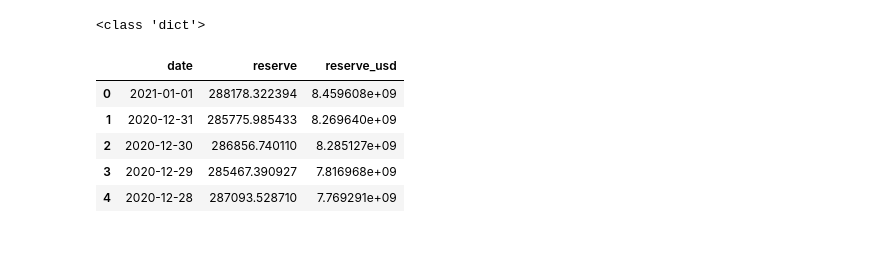
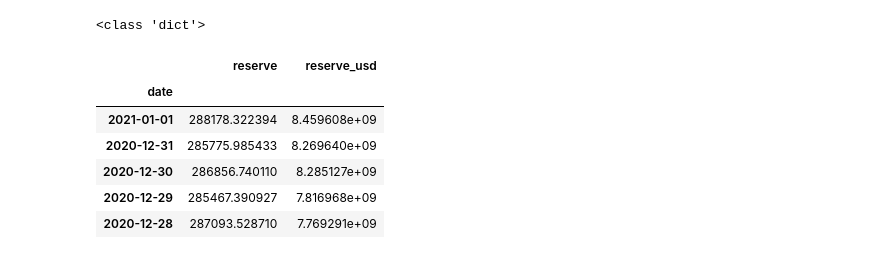
Before and after one commit to nospmah/fintech.group_project, a Jupyter notebook: notebooks/abdull_working.ipynb, the cells around one changed output. Saved outputs shown, nothing was run; the diff lists cells and outputs as text; code cells hidden in the pictures.

```diff
--- a/notebooks/abdull_working.ipynb
+++ b/notebooks/abdull_working.ipynb
@@ -15,23 +15,24 @@ from dotenv import load_dotenv
 # %%
 load_dotenv()
 access_token = os.getenv("CQ_API_KEY")
 headers = { 'Authorization': 'Bearer ' + access_token }
 import urllib.request
 url_a = "https://api.cryptoquant.com/v1/btc/exchange-flows/reserve?exchange=binance&window=day&from=20150101&to=20210101"
 response_a = requests.get(url_a, headers=headers)
 all_exchange_reserve=response_a.json()
 print(type(all_exchange_reserve))
 #pprint.pprint(all_exchange_reserve)
 
 all_exchange_df = pd.DataFrame(data=all_exchange_reserve['result']['data'])
 all_exchange_df['date'] = pd.to_datetime(all_exchange_df['date'])
-#all_exchange_df = all_exchange_df.set_index('date')
-all_exchange_df.head(5)
+all_exchange_df = all_exchange_df.set_index('date')
+all_exchange_df.head()
 # %% [output]
 <class 'dict'>
-|  | date | reserve | reserve_usd |
-| 0 | 2021-01-01 | 288178.322394 | 8.459608e+09 |
-| 1 | 2020-12-31 | 285775.985433 | 8.269640e+09 |
-| 2 | 2020-12-30 | 286856.740110 | 8.285127e+09 |
-| 3 | 2020-12-29 | 285467.390927 | 7.816968e+09 |
-| 4 | 2020-12-28 | 287093.528710 | 7.769291e+09 |
+|  | reserve | reserve_usd |
+| date |  |  |
+| 2021-01-01 | 288178.322394 | 8.459608e+09 |
+| 2020-12-31 | 285775.985433 | 8.269640e+09 |
+| 2020-12-30 | 286856.740110 | 8.285127e+09 |
+| 2020-12-29 | 285467.390927 | 7.816968e+09 |
+| 2020-12-28 | 287093.528710 | 7.769291e+09 |
```
Also changed, not shown: parts of 9 cells of this notebook, 2 other files.
